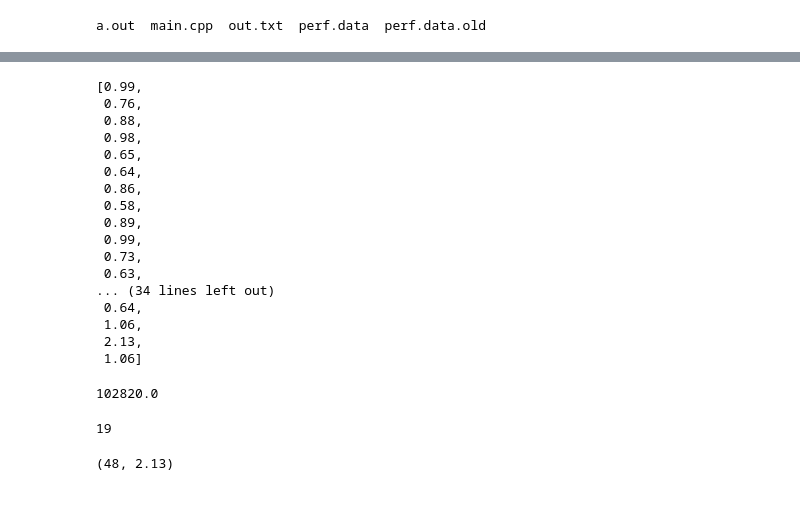
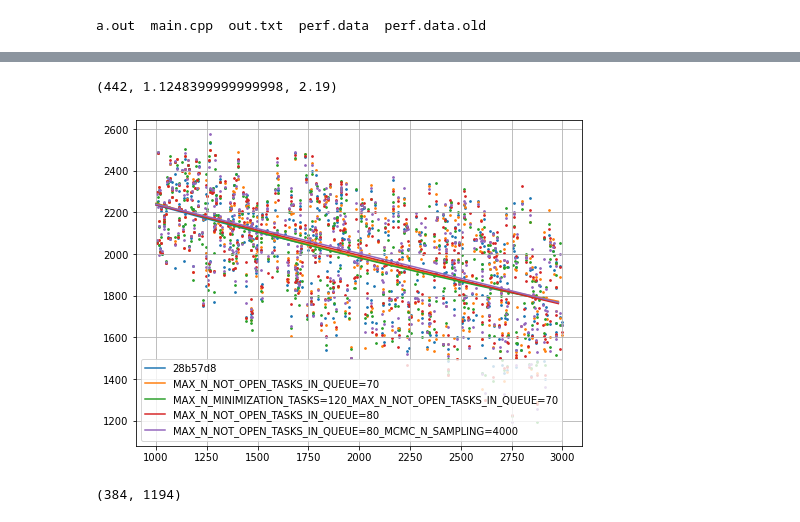
Before and after one commit to Lgeu/ahc_httf_2022_qual, a Jupyter notebook: exp003_stress_test/001_stresstest.ipynb, the cells around one changed output, grey strips where cells are left out. Cells and saved outputs as stored; diff of their text form; code cells hidden in the pictures.

```diff
--- a/exp003_stress_test/001_stresstest.ipynb
+++ b/exp003_stress_test/001_stresstest.ipynb
@@ -5,3 +7,6 @@ import numpy as np
+# %%
+scoress = {}
+timess = {}
 # %%
 !ls ../answer/
 # %% [output]
@@ -9,10 +16,13 @@ a.out  main.cpp  out.txt  perf.data  perf.data.old
 # %%
 scores = []
 times = []
-for i in range(50):
+N_TESTCASES = 500
+name = "MAX_N_NOT_OPEN_TASKS_IN_QUEUE=80_MCMC_N_SAMPLING=4000"
+assert name not in scoress
+for i in range(N_TESTCASES):
     i = f"{i:04d}"
     print(i)
-    res = !time -p ../tools/target/release/tester ../answer/a.out < ../tools/in/{i}.txt > out.txt
+    res = !time -p ../tools/target/release/tester ./a.out < ../tools/in/{i}.txt > out.txt
 
     score = int(res[-4].split()[-1])
     t = float(res[-3].split()[-1])
@@ -21,5 +31,8 @@ for i in range(50):
     times.append(t)
 
     print(res)
+
+scoress[name] = scores
+timess[name] = times
 # %% [output]
 0000
@@ -28,2 +55,5 @@ for i in range(50):
+# %%
+with open(f"scores_{name}.txt", "w") as f:
+    print(*scores, file=f)
 # %%
 np.mean(scores), np.mean(scores) * 50
@@ -30,24 +61,0 @@ np.mean(scores), np.mean(scores) * 50
-# %%
-times
-# %% [output]
-[0.99,
- 0.76,
- 0.88,
- 0.98,
- 0.65,
- 0.64,
- 0.86,
- 0.58,
- 0.89,
- 0.99,
- 0.73,
- 0.63,
-... (34 lines left out)
- 0.64,
- 1.06,
- 2.13,
- 1.06]
-# %%
-np.mean(scores) * 50
-# %% [output]
-102820.0
@@ -54,8 +69,29 @@ np.mean(scores) * 50
+# %%
+np.argmax(times), np.mean(times), max(times)
+# %% [output]
+(442, 1.1248399999999998, 2.19)
+# %%
+Rs = []
+for i in range(N_TESTCASES):
+    i = f"{i:04d}"
+    a = !head ../tools/in/{i}.txt -n 1
+    R = int(a[0].split()[3])
+    Rs.append(R)
+# %%
+plt.figure(figsize=(8, 6))
+for nm, scrs in scoress.items():
+    plt.scatter(Rs, scrs, s=3)
+    # ir = IsotonicRegression(increasing=False).fit(Rs, scores)
+    # plt.plot(ir.X_thresholds_, ir.y_thresholds_)
+    xs = np.arange(1000, 3000, 20)
+    ys = np.poly1d(np.polyfit(Rs, scrs, 2))(xs)
+    plt.plot(xs, ys, label=nm)
+plt.grid()
+plt.legend()
+plt.show()
+# %% [output]
+[figure, added]
 # %%
-np.argmin(scores)
+np.argmin(scores), min(scores)
 # %% [output]
-19
+(384, 1194)
-# %%
-np.argmax(times), max(times)
-# %% [output]
-(48, 2.13)
```
Also changed, not shown: parts of 5 cells of this notebook, 2 other files.
